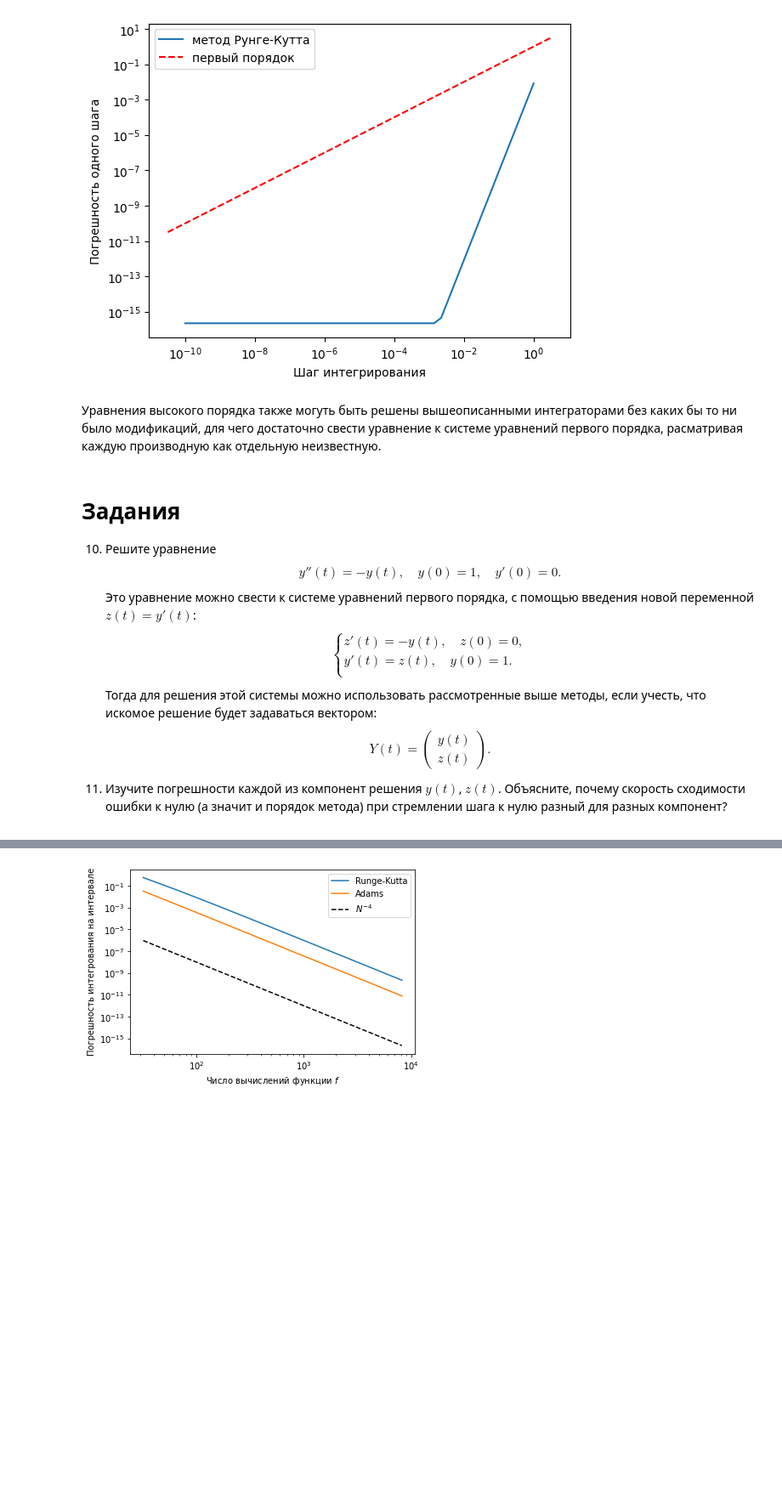
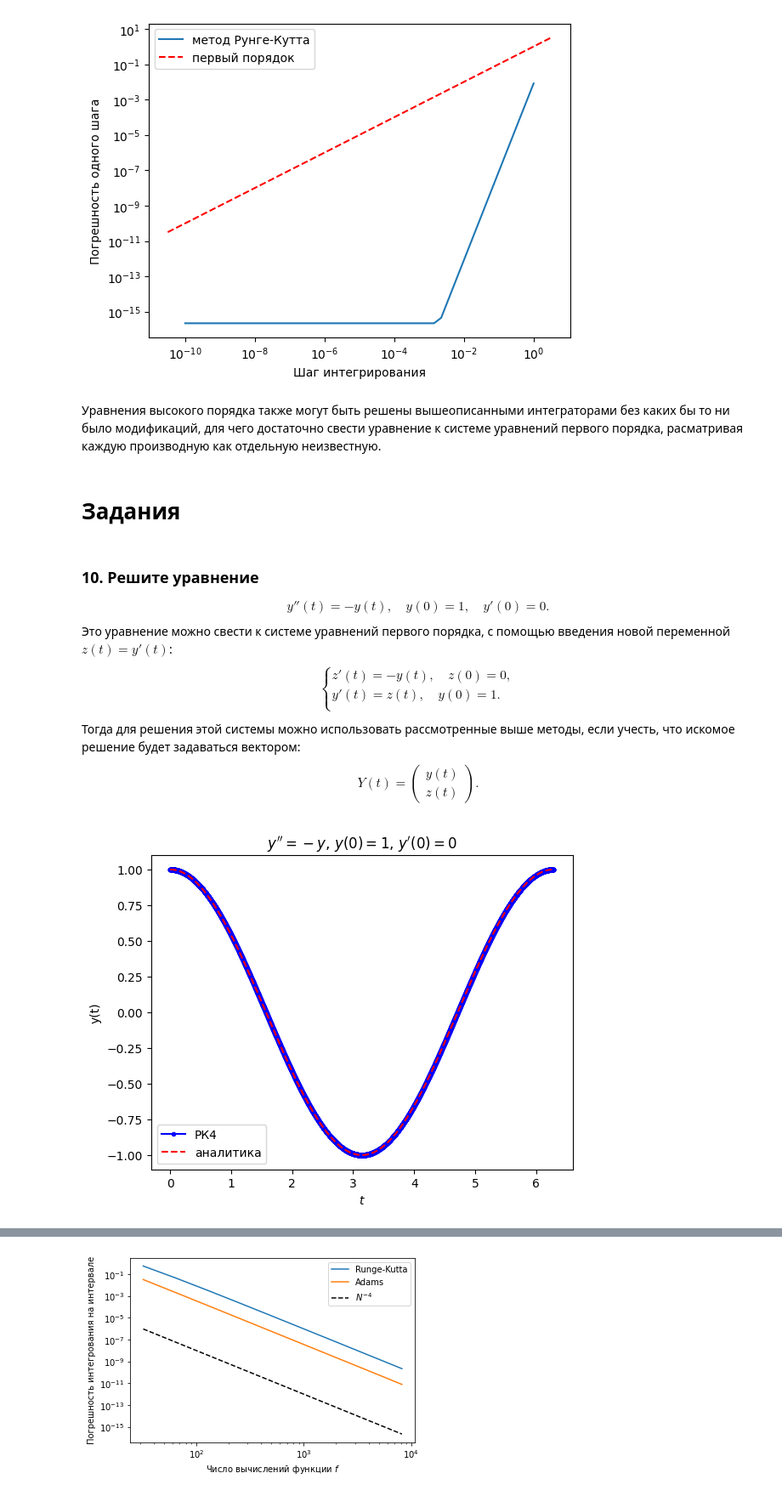
Before and after one commit to dyed-eye/numerical-methods, a Jupyter notebook: 7. Integrators.ipynb, the cells around one changed output, grey strips where cells are left out. Shown at 85% size. Saved outputs shown, nothing was run; the diff lists cells and outputs as text; code cells hidden in the pictures; blank space fills up the shorter version.

```diff
--- a/7. Integrators.ipynb
+++ b/7. Integrators.ipynb
@@ -1113,13 +1113,12 @@ plt.show()
 # %% [output]
 [figure]
 # %% [markdown]
-Уравнения высокого порядка также могуть быть решены вышеописанными интеграторами без каких бы то ни было модификаций,
+Уравнения высокого порядка также могут быть решены вышеописанными интеграторами без каких бы то ни было модификаций,
 для чего достаточно свести уравнение к системе уравнений первого порядка, расматривая каждую производную как отдельную неизвестную.
+# %% [markdown]
+# Задания
 # %% [markdown]
-# Задания
-
-
-10. Решите уравнение
+### 10. Решите уравнение
 $$y''(t)=-y(t),\quad y(0)=1,\quad y'(0)=0.$$
 Это уравнение можно свести к системе уравнений первого порядка, с помощью введения новой переменной $z(t)=y'(t)$:
 $$\begin{cases}
@@ -1128,7 +1127,27 @@ y'(t)=z(t),\quad y(0)=1.\\
 \end{cases}$$
 Тогда для решения этой системы можно использовать рассмотренные выше методы, если учесть, что искомое решение будет задаваться вектором:
 $$Y(t)=\begin{pmatrix}y(t)\\z(t)\end{pmatrix}.$$
-
-11. Изучите погрешности каждой из компонент решения $y(t)$, $z(t)$.
-Объясните, почему скорость сходимости ошибки к нулю (а значит и порядок метода) при стремлении шага к нулю
-разный для разных компонент?
+# %%
+T = 2*np.pi
+h = 0.001
+N = int(T/h)
+t = np.linspace(0, T, N+1)
+
+Y_num = np.empty((N+1, 2))
+Y_num[0] = np.array([1, 0])
+for i in range(N):
+    Y_num[i+1] = RungeKuttaIntegrator(h, Y_num[i], f)
+
+Y_ex = np.empty((N+1, 2))
+for i, ti in enumerate(t):
+    Y_ex[i] = yExact(ti)
+
+plt.plot(t, Y_num[:,0], 'b.-', label="РК4")
+plt.plot(t, Y_ex[:,0], 'r--', label="аналитика")
+plt.xlabel("$t$")
+plt.ylabel("y(t)")
+plt.title("$y'' = -y$, $y(0)=1$, $y'(0)=0$")
+plt.legend()
+plt.show()
+# %% [output]
+[figure, added]
```
Also changed, not shown: parts of 24 cells of this notebook, 1 other file.
